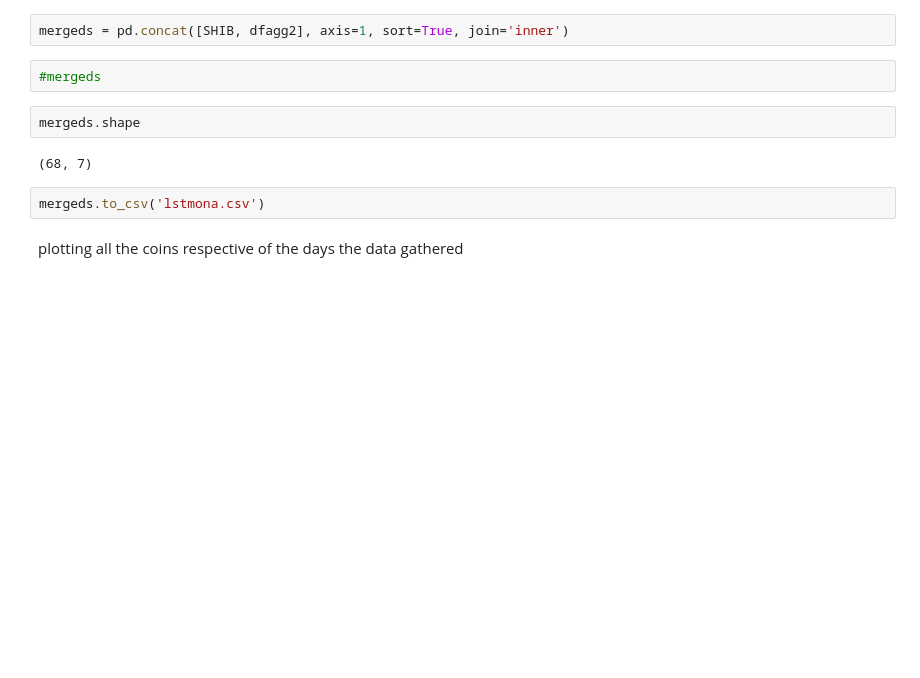
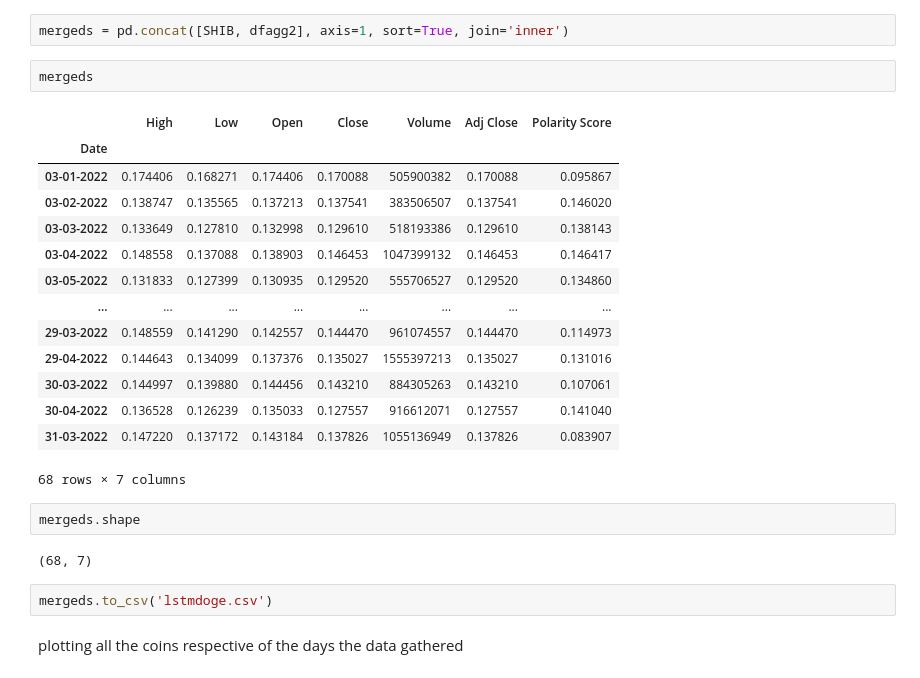
Before and after one commit to MohammedAlghazi17/Memecoin-Finalyear-Project, a Jupyter notebook: Data-Analysis-code.ipynb, the cells around one changed output. Saved outputs shown, nothing was run; the diff lists cells and outputs as text; blank space fills up the shorter version.

```diff
--- a/Data-Analysis-code.ipynb
+++ b/Data-Analysis-code.ipynb
@@ -586,14 +586,29 @@ SHIB.index = pd.to_datetime(SHIB.index, format = '%Y/%m/%d')
 SHIB.index = SHIB.index.strftime('%d-%m-%Y')
 # %%
 mergeds = pd.concat([SHIB, dfagg2], axis=1, sort=True, join='inner')
-# %%
-#mergeds
+# %%
+mergeds
+# %% [output]
+|  | High | Low | Open | Close | Volume | Adj Close | Polarity Score |
+| Date |  |  |  |  |  |  |  |
+| 03-01-2022 | 0.174406 | 0.168271 | 0.174406 | 0.170088 | 505900382 | 0.170088 | 0.095867 |
+| 03-02-2022 | 0.138747 | 0.135565 | 0.137213 | 0.137541 | 383506507 | 0.137541 | 0.146020 |
+| 03-03-2022 | 0.133649 | 0.127810 | 0.132998 | 0.129610 | 518193386 | 0.129610 | 0.138143 |
+| 03-04-2022 | 0.148558 | 0.137088 | 0.138903 | 0.146453 | 1047399132 | 0.146453 | 0.146417 |
+| 03-05-2022 | 0.131833 | 0.127399 | 0.130935 | 0.129520 | 555706527 | 0.129520 | 0.134860 |
+| ... | ... | ... | ... | ... | ... | ... | ... |
+| 29-03-2022 | 0.148559 | 0.141290 | 0.142557 | 0.144470 | 961074557 | 0.144470 | 0.114973 |
+| 29-04-2022 | 0.144643 | 0.134099 | 0.137376 | 0.135027 | 1555397213 | 0.135027 | 0.131016 |
+| 30-03-2022 | 0.144997 | 0.139880 | 0.144456 | 0.143210 | 884305263 | 0.143210 | 0.107061 |
+| 30-04-2022 | 0.136528 | 0.126239 | 0.135033 | 0.127557 | 916612071 | 0.127557 | 0.141040 |
+| 31-03-2022 | 0.147220 | 0.137172 | 0.143184 | 0.137826 | 1055136949 | 0.137826 | 0.083907 |
+68 rows × 7 columns
 # %%
 mergeds.shape
 # %% [output]
 (68, 7)
 # %%
-mergeds.to_csv('lstmona.csv')
+mergeds.to_csv('lstmdoge.csv')
 # %% [markdown]
 plotting all the coins respective of the days the data gathered
 # %%
```
Also changed, not shown: parts of 14 cells of this notebook, 37 other files.
